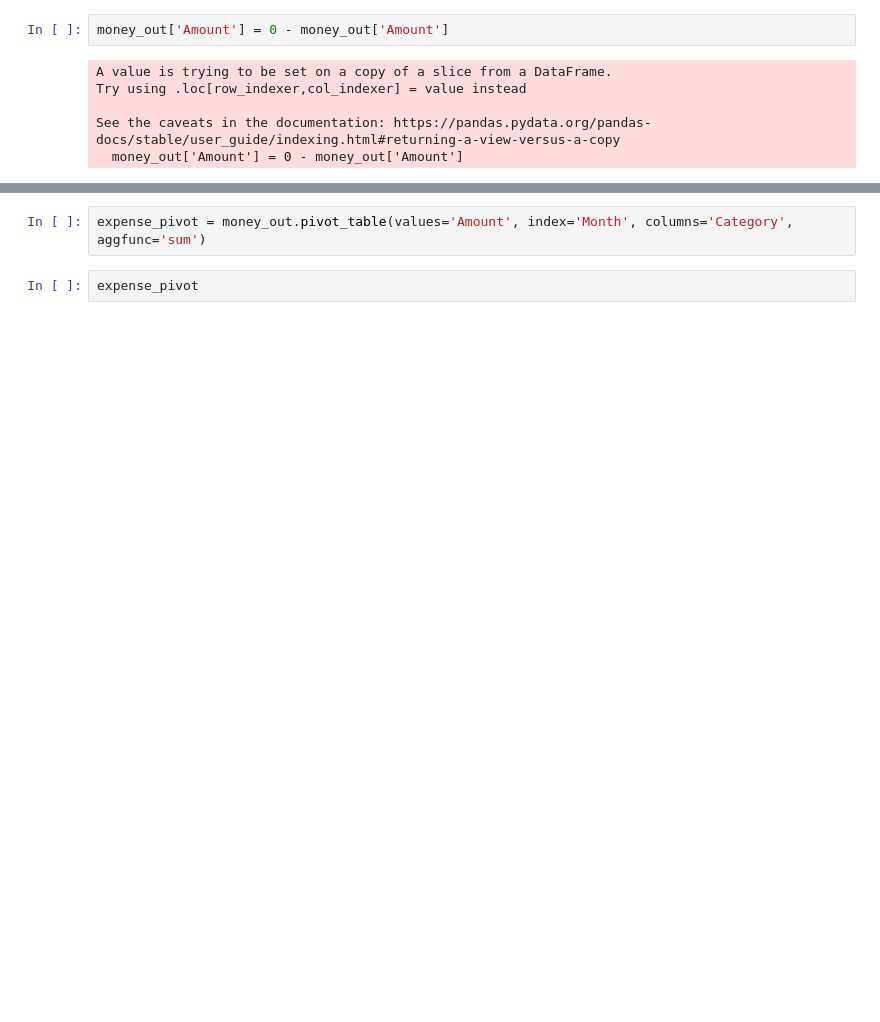
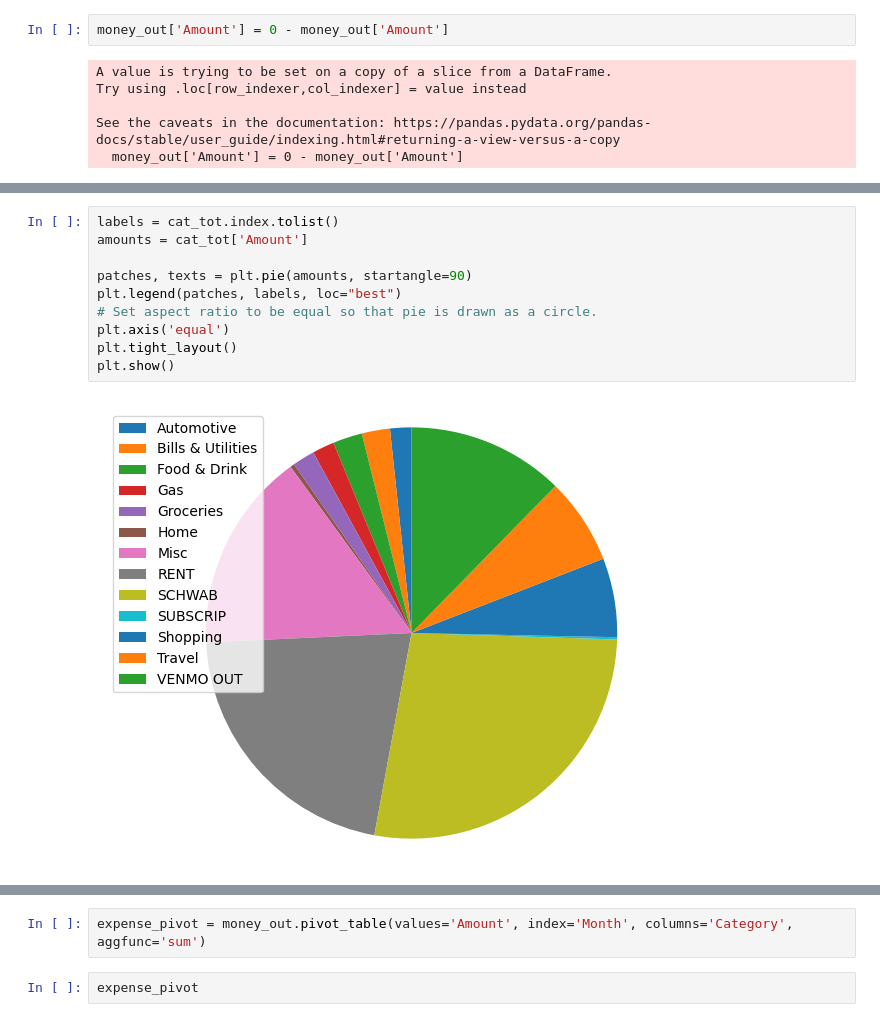
Before and after one commit to willdavis111/Budget_DA, a Jupyter notebook: Budget_app.ipynb, the cells around one changed output, grey strips where cells are left out. Saved outputs shown, nothing was run; the diff lists cells and outputs as text; blank space fills up the shorter version.

```diff
--- a/Budget_app.ipynb
+++ b/Budget_app.ipynb
@@ -254,0 +214,12 @@ None
+# %%
+labels = cat_tot.index.tolist()
+amounts = cat_tot['Amount']
+
+patches, texts = plt.pie(amounts, startangle=90)
+plt.legend(patches, labels, loc="best")
+# Set aspect ratio to be equal so that pie is drawn as a circle.
+plt.axis('equal')
+plt.tight_layout()
+plt.show()
+# %% [output]
+[figure, added]
```
Also changed, not shown: parts of 25 cells of this notebook.
